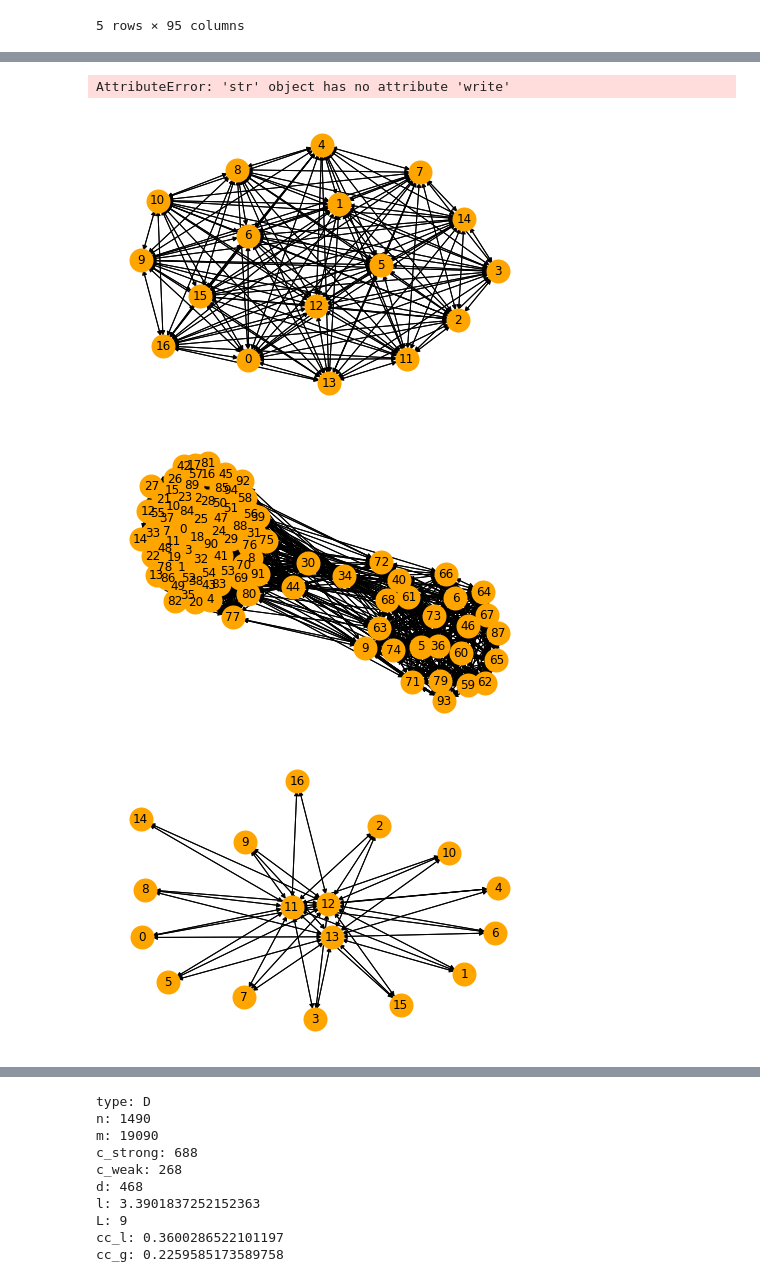
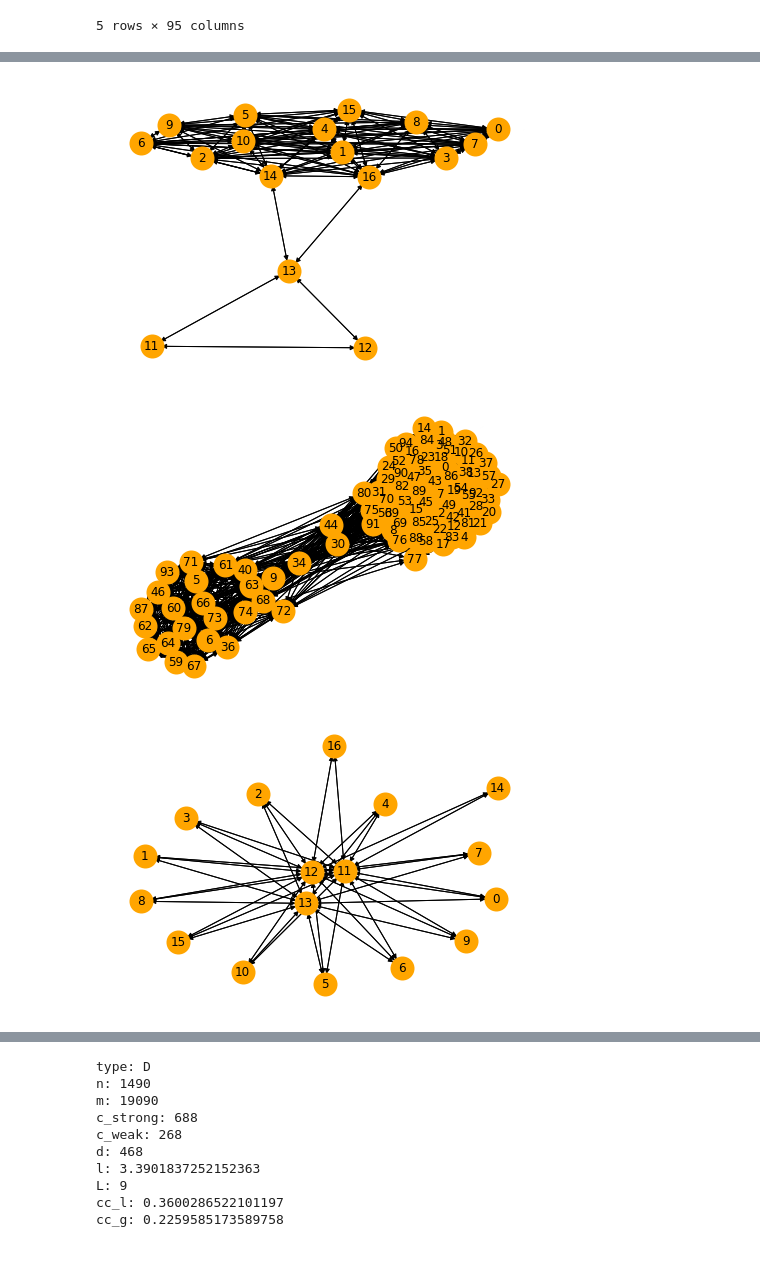
Before and after one commit to ericssimpson/sustainable-development-modeling, a Jupyter notebook: sdg_analysis.ipynb, the cells around one changed output, grey strips where cells are left out. Drawn from its saved outputs; the diff is of its cells as text; code cells hidden in the pictures.

```diff
--- a/sdg_analysis.ipynb
+++ b/sdg_analysis.ipynb
@@ -150,41 +150,39 @@ sdg_pearson.head()
 # %%
 sdg_goals_names = list(sdg_goals.keys())
 values = sdg_pearson.values
-graph_sdg_p = Graph.Weighted_Adjacency((values).tolist())
+graph_sdg_p = Graph.Weighted_Adjacency((values>0).tolist())
 graph_sdg_p = graph_sdg_p.simplify()
 graph_sdg_p.es['weight'] = values[values.nonzero()]
 graph_sdg_p.vs['label'] = sdg_goals_names
 graph_sdg_p = graph_sdg_p.to_networkx()
 
 nx.draw(graph_sdg_p, with_labels=True, node_color='orange', node_size=400, edge_color='black', linewidths=4, font_size=12, pos=nx.spring_layout(graph_sdg_p, k=0.15, weight='value', iterations=50))
-write(graph_sdg_p, 'gml')
 # %% [output]
-AttributeError: 'str' object has no attribute 'write'
-[figure, old version]
+[figure, new version]
 # %%
 sdg_sub_goals_names = list(sdg_sub_goals.keys())
 values = sdg_sub_pearson.values
 graph_sdg_sub_p = Graph.Weighted_Adjacency((values>0).tolist())
 graph_sdg_sub_p = graph_sdg_sub_p.simplify()
-#graph.es['weight'] = values[values.nonzero()]
-#graph.vs['label'] = sdg_goals_names
+graph_sdg_sub_p.es['weight'] = values[values.nonzero()]
+graph_sdg_sub_p.vs['label'] = sdg_sub_goals_names
 graph_sdg_sub_p = graph_sdg_sub_p.to_networkx()
 
 nx.draw(graph_sdg_sub_p, with_labels=True, node_color='orange', node_size=400, edge_color='black', linewidths=4, font_size=12, pos=nx.spring_layout(graph_sdg_sub_p, k=0.15, weight='value', iterations=50))
 # %% [output]
-[figure, old version]
+[figure, new version]
 # %%
 sdg_goals_names = list(sdg_goals.keys())
 values = sdg_pearson.values
 graph_sdg_n = Graph.Weighted_Adjacency((values<0).tolist())
 graph_sdg_n = graph_sdg_n.simplify()
-#graph.es['weight'] = values[values.nonzero()]
-#graph.vs['label'] = sdg_goals_names
+graph_sdg_n.es['weight'] = values[values.nonzero()]
+graph_sdg_n.vs['label'] = sdg_goals_names
 graph_sdg_n = graph_sdg_n.to_networkx()
 
 nx.draw(graph_sdg_n, with_labels=True, node_color='orange', node_size=400, edge_color='black', linewidths=4, font_size=12, pos=nx.spring_layout(graph_sdg_n, k=0.15, weight='value', iterations=50))
 # %% [output]
-[figure, old version]
+[figure, new version]
 # %%
 sdg_sub_goals_names = list(sdg_sub_goals.keys())
 values = sdg_sub_pearson.values
```
Also changed, not shown: parts of 1 cell of this notebook.
